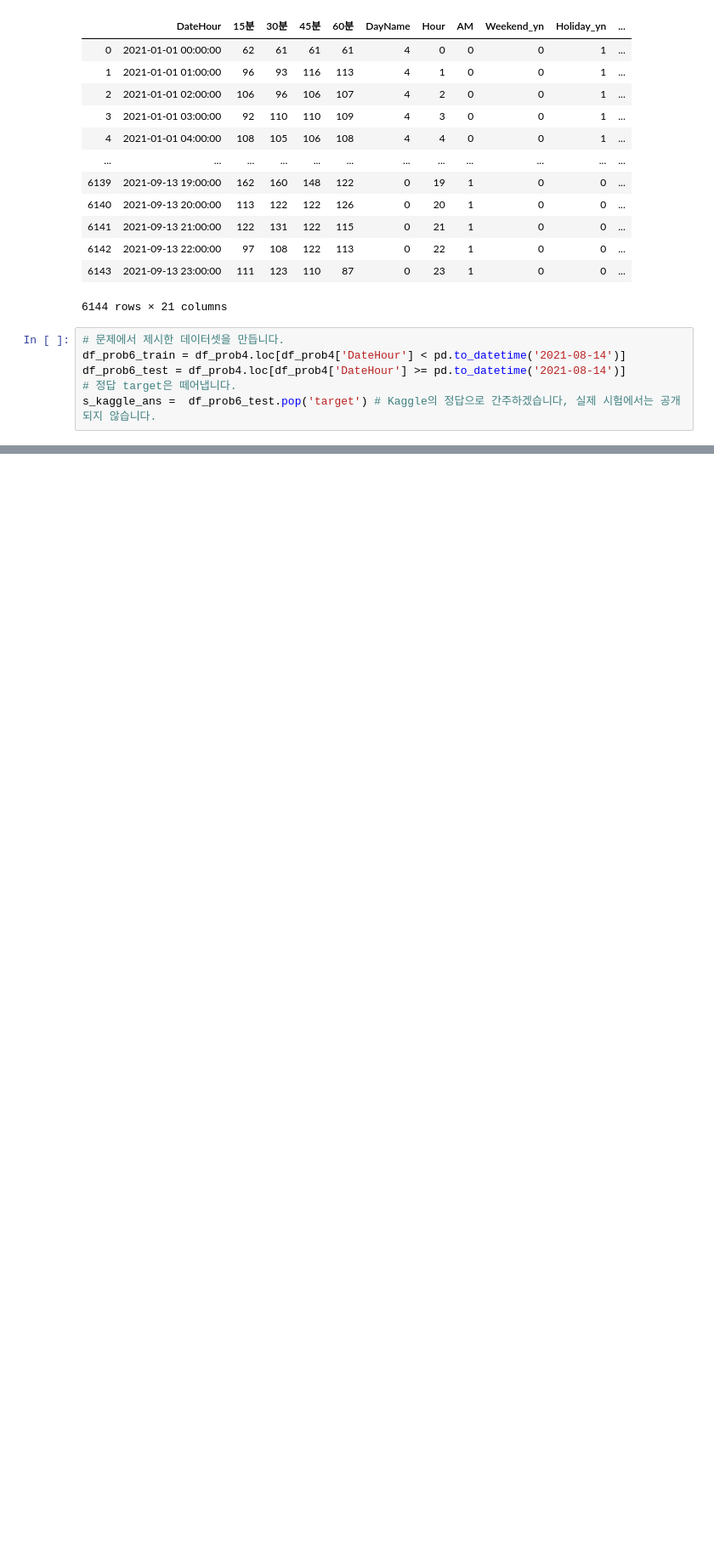
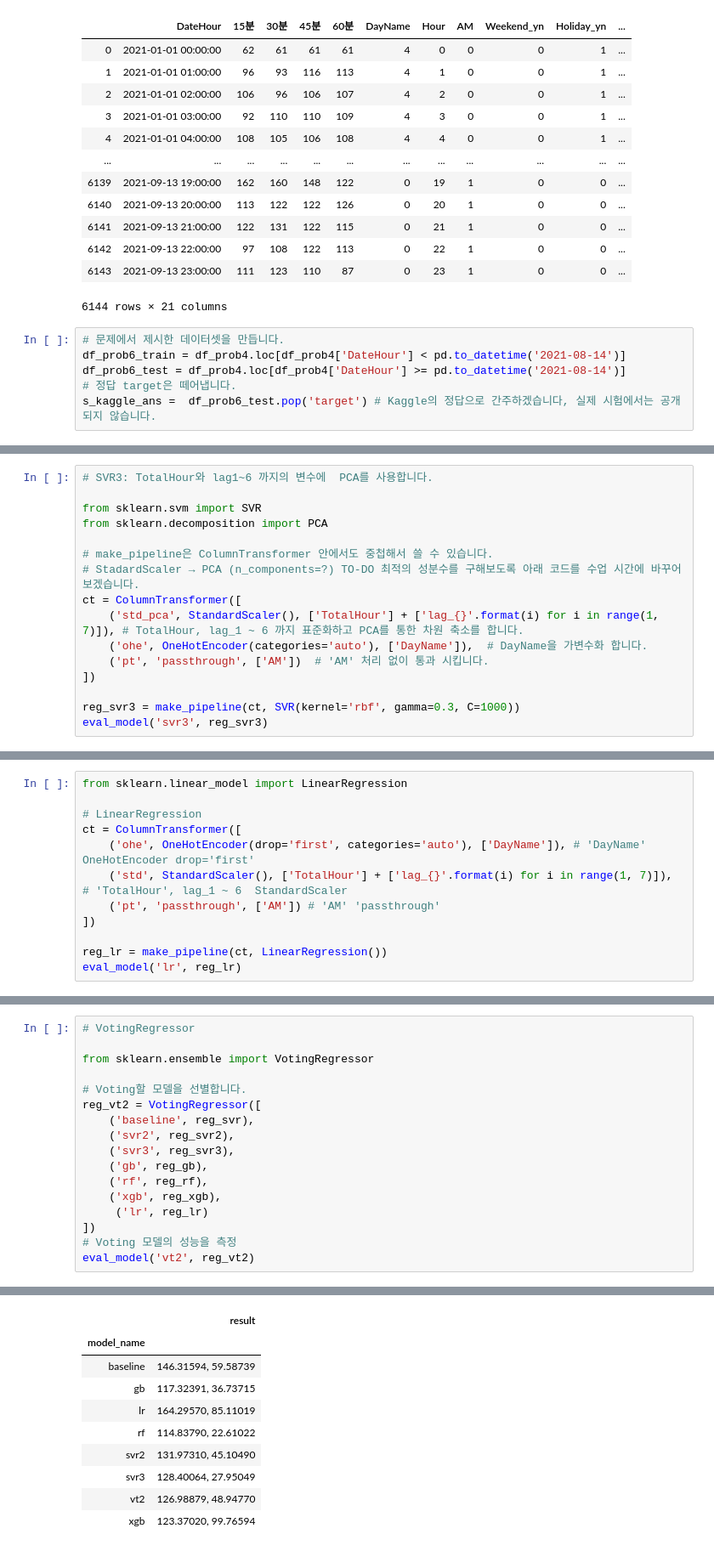
Before and after one commit to sunkusun9/DS_lv3_2408, a Jupyter notebook: sec_ds_lv3_prob3_kaggle.ipynb, the cells around one changed output, grey strips where cells are left out. Shown: that part at 85% size. Saved outputs shown, nothing was run; the diff lists cells and outputs as text; blank space fills up the shorter version.

```diff
--- a/sec_ds_lv3_prob3_kaggle.ipynb
+++ b/sec_ds_lv3_prob3_kaggle.ipynb
@@ -223,0 +260,16 @@ mean_absolute_error(s_kaggle_ans, prd)
+# %%
+# SVR3: TotalHour와 lag1~6 까지의 변수에  PCA를 사용합니다.
+
+from sklearn.svm import SVR
+from sklearn.decomposition import PCA
+
+# make_pipeline은 ColumnTransformer 안에서도 중첩해서 쓸 수 있습니다.
+# StadardScaler → PCA (n_components=?) TO-DO 최적의 성분수를 구해보도록 아래 코드를 수업 시간에 바꾸어 보겠습니다.
+ct = ColumnTransformer([
+    ('std_pca', StandardScaler(), ['TotalHour'] + ['lag_{}'.format(i) for i in range(1, 7)]), # TotalHour, lag_1 ~ 6 까지 표준화하고 PCA를 통한 차원 축소를 합니다.
+    ('ohe', OneHotEncoder(categories='auto'), ['DayName']),  # DayName을 가변수화 합니다.
+    ('pt', 'passthrough', ['AM'])  # 'AM' 처리 없이 통과 시킵니다.
+])
+
+reg_svr3 = make_pipeline(ct, SVR(kernel='rbf', gamma=0.3, C=1000))
+eval_model('svr3', reg_svr3)
@@ -223,0 +382,12 @@ mean_absolute_error(s_kaggle_ans, prd)
+# %%
+from sklearn.linear_model import LinearRegression
+
+# LinearRegression
+ct = ColumnTransformer([
+    ('ohe', OneHotEncoder(drop='first', categories='auto'), ['DayName']), # 'DayName' OneHotEncoder drop='first'
+    ('std', StandardScaler(), ['TotalHour'] + ['lag_{}'.format(i) for i in range(1, 7)]), # 'TotalHour', lag_1 ~ 6  StandardScaler
+    ('pt', 'passthrough', ['AM']) # 'AM' 'passthrough'
+])
+
+reg_lr = make_pipeline(ct, LinearRegression())
+eval_model('lr', reg_lr)
@@ -223,0 +405,18 @@ mean_absolute_error(s_kaggle_ans, prd)
+# %%
+# VotingRegressor
+
+from sklearn.ensemble import VotingRegressor
+
+# Voting할 모델을 선별합니다.
+reg_vt2 = VotingRegressor([
+    ('baseline', reg_svr),
+    ('svr2', reg_svr2),
+    ('svr3', reg_svr3),
+    ('gb', reg_gb),
+    ('rf', reg_rf),
+    ('xgb', reg_xgb),
+     ('lr', reg_lr)
+])
+# Voting 모델의 성능을 측정
+eval_model('vt2', reg_vt2)
+# %% [output]
@@ -223,0 +424,10 @@ mean_absolute_error(s_kaggle_ans, prd)
+|  | result |
+| model_name |  |
+| baseline | 146.31594, 59.58739 |
+| gb | 117.32391, 36.73715 |
+| lr | 164.29570, 85.11019 |
+| rf | 114.83790, 22.61022 |
+| svr2 | 131.97310, 45.10490 |
+| svr3 | 128.40064, 27.95049 |
+| vt2 | 126.98879, 48.94770 |
+| xgb | 123.37020, 99.76594 |
```
Also changed, not shown: parts of 34 cells of this notebook.
